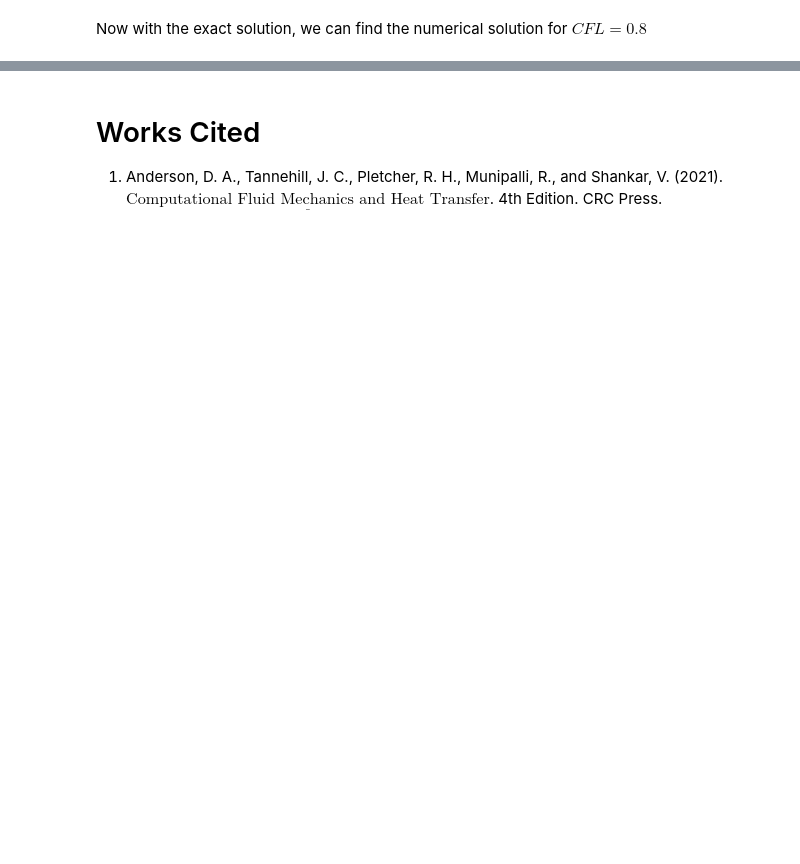
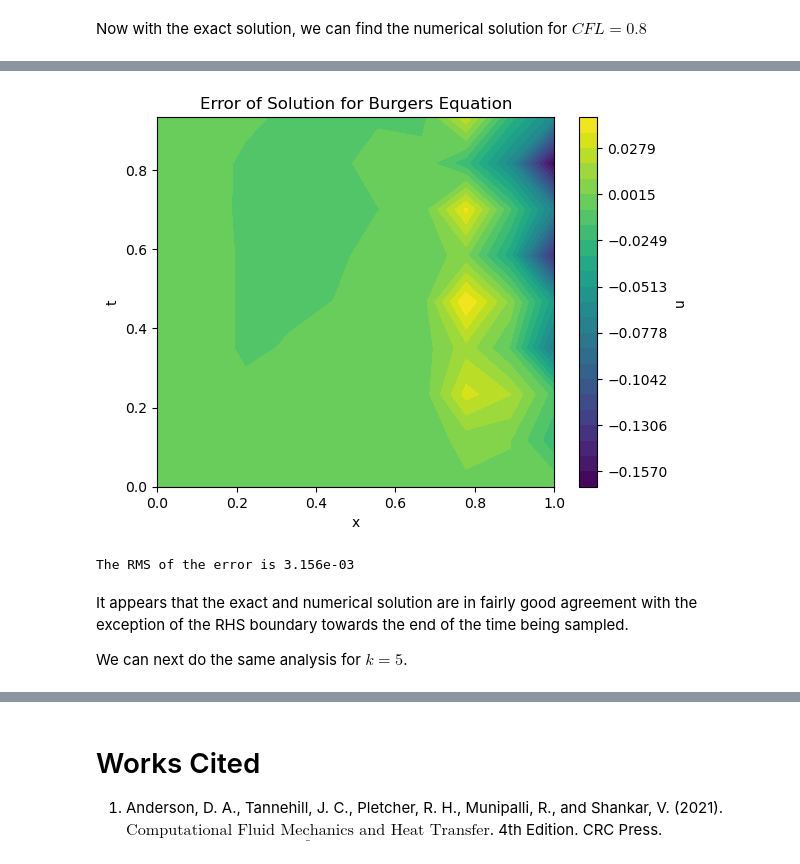
Before and after one commit to mhland10/me5653_CFD_repo, a Jupyter notebook: hw/hw3/HW3.ipynb, the cells around one changed output, grey strips where cells are left out. Saved outputs shown, nothing was run; the diff lists cells and outputs as text; code cells hidden in the pictures; blank space fills up the shorter version.

```diff
--- a/hw/hw3/HW3.ipynb
+++ b/hw/hw3/HW3.ipynb
@@ -230,0 +170,40 @@ plt.show()
+# %%
+u_exact = np.zeros( ( len(burger_1a.x) , len(burger_1a.t) ) )
+
+for i , t in enumerate( burger_1a.t ):
+    if i>0:
+        u_exact[:,i] = - U * np.tanh( k * ( burger_1a.x + u_exact[:,i-1] * t ) )
+    else:
+        u_exact[:,i] = - U * np.tanh( k * burger_1a.x )
+# %%
+error = u_exact.T - burger_1a.u
+error_L2 = np.linalg.norm( error ) / np.prod(np.shape(error))
+# %%
+x = burger_1a.x
+y = burger_1a.t
+X , Y = np.meshgrid( x , y )
+
+Z = error
+
+levels=np.linspace( np.min(error) , np.max(error) , 25 )
+contour = plt.contourf( X , Y , Z , levels=levels )
+
+plt.title( "Error of Solution for Burgers Equation" )
+plt.xlabel( "x" )
+plt.ylabel( "t" )
+
+cbar = plt.colorbar( contour )
+cbar.set_label( "u" )
+
+plt.show()
+# %% [output]
+[figure, added]
+# %%
+print("The RMS of the error is {x:.3e}".format(x=error_L2))
+error_L2s_a=[error_L2]
+# %% [output]
+The RMS of the error is 3.156e-03
+# %% [markdown]
+It appears that the exact and numerical solution are in fairly good agreement with the exception of the RHS boundary towards the end of the time being sampled.
+
+We can next do the same analysis for $k=5$.
```
Also changed, not shown: parts of 86 cells of this notebook, 1 other file.
